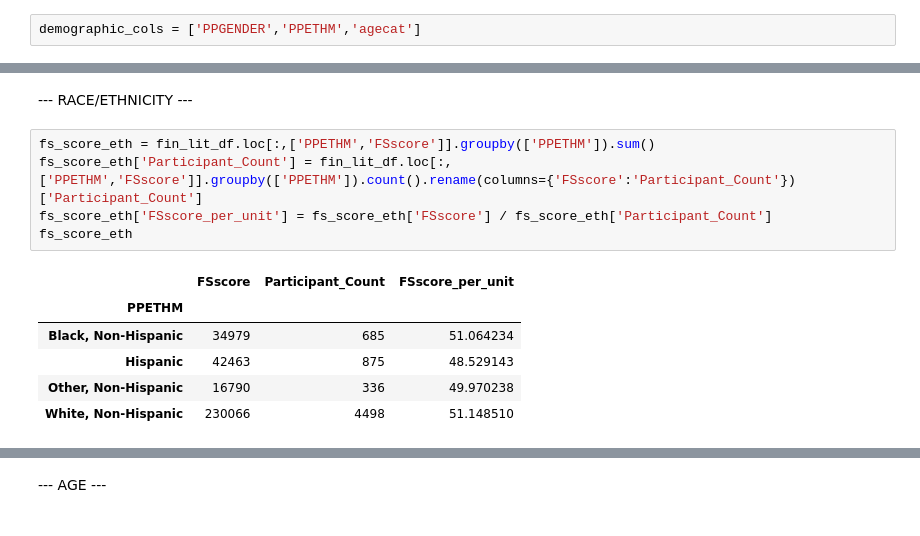
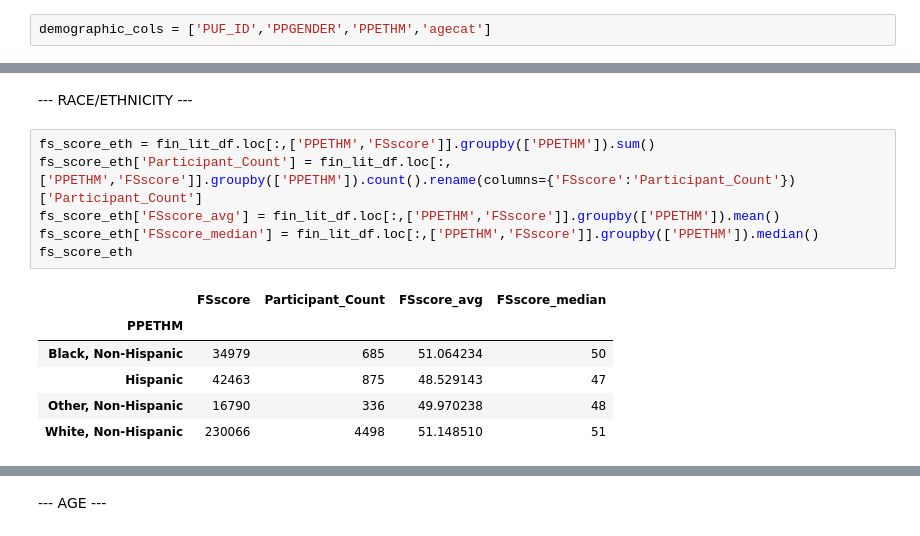
Before and after one commit to ds4a-team85/cohort2020-team-project, a Jupyter notebook: CFPB_EDA.ipynb, the cells around one changed output, grey strips where cells are left out. Drawn from its saved outputs; the diff is of its cells as text.

```diff
--- a/CFPB_EDA.ipynb
+++ b/CFPB_EDA.ipynb
@@ -108,7 +108,7 @@ We can address questions related to:
 # %% [markdown]
 #### Breakdown of Financial Literacy Education & Behaviors by Demographic Information
 # %%
-demographic_cols = ['PPGENDER','PPETHM','agecat']
+demographic_cols = ['PUF_ID','PPGENDER','PPETHM','agecat']
 # %%
 fin_lit_cols = ['FSscore','FS2_3','SUBKNOWL1','ACT1_2','PROPPLAN_3','PROPPLAN_1','MANAGE1_2']
 fin_lit_cols = demographic_cols + fin_lit_cols
@@ -143,12 +152,13 @@ fs_score_gender
 # %%
 fs_score_eth = fin_lit_df.loc[:,['PPETHM','FSscore']].groupby(['PPETHM']).sum()
 fs_score_eth['Participant_Count'] = fin_lit_df.loc[:,['PPETHM','FSscore']].groupby(['PPETHM']).count().rename(columns={'FSscore':'Participant_Count'})['Participant_Count']
-fs_score_eth['FSscore_per_unit'] = fs_score_eth['FSscore'] / fs_score_eth['Participant_Count']
+fs_score_eth['FSscore_avg'] = fin_lit_df.loc[:,['PPETHM','FSscore']].groupby(['PPETHM']).mean()
+fs_score_eth['FSscore_median'] = fin_lit_df.loc[:,['PPETHM','FSscore']].groupby(['PPETHM']).median()
 fs_score_eth
 # %% [output]
-|  | FSscore | Participant_Count | FSscore_per_unit |
-| PPETHM |  |  |  |
-| Black, Non-Hispanic | 34979 | 685 | 51.064234 |
-| Hispanic | 42463 | 875 | 48.529143 |
-| Other, Non-Hispanic | 16790 | 336 | 49.970238 |
-| White, Non-Hispanic | 230066 | 4498 | 51.148510 |
+|  | FSscore | Participant_Count | FSscore_avg | FSscore_median |
+| PPETHM |  |  |  |  |
+| Black, Non-Hispanic | 34979 | 685 | 51.064234 | 50 |
+| Hispanic | 42463 | 875 | 48.529143 | 47 |
+| Other, Non-Hispanic | 16790 | 336 | 49.970238 | 48 |
+| White, Non-Hispanic | 230066 | 4498 | 51.148510 | 51 |
```
Also changed, not shown: parts of 37 cells of this notebook.
